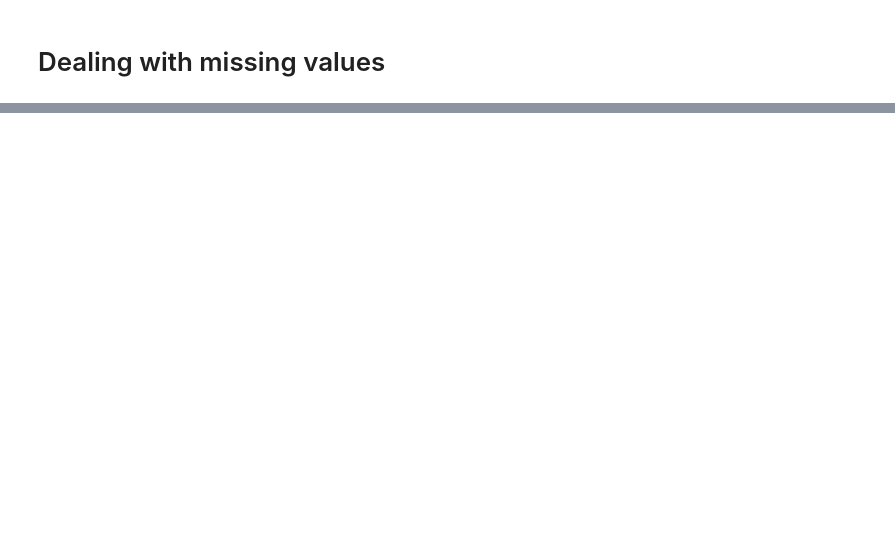
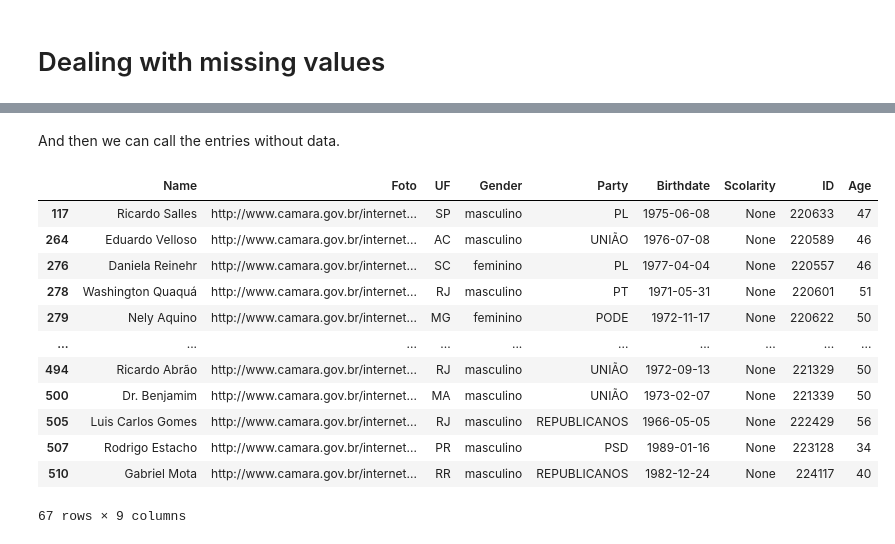
Before and after one commit to Bess-Hub/Project-Citizen-Explorer, a Jupyter notebook: Brazil_Lower_House.ipynb, the cells around one changed output, grey strips where cells are left out. Drawn from its saved outputs; the diff is of its cells as text; code cells hidden in the pictures; blank space fills up the shorter version.

```diff
--- a/Brazil_Lower_House.ipynb
+++ b/Brazil_Lower_House.ipynb
@@ -349,0 +362,18 @@ We can see how we have some missing data in the Scolarity column, all other colu
+# %% [markdown]
+And then we can call the entries without data.
+# %%
+Deputados[Deputados.isnull().any(axis=1)]
+# %% [output]
+|  | Name | Foto | UF | Gender | Party | Birthdate | Scolarity | ID | Age |
+| 117 | Ricardo Salles | http://www.camara.gov.br/internet... | SP | masculino | PL | 1975-06-08 | None | 220633 | 47 |
+| 264 | Eduardo Velloso | http://www.camara.gov.br/internet... | AC | masculino | UNIÃO | 1976-07-08 | None | 220589 | 46 |
+| 276 | Daniela Reinehr | http://www.camara.gov.br/internet... | SC | feminino | PL | 1977-04-04 | None | 220557 | 46 |
+| 278 | Washington Quaquá | http://www.camara.gov.br/internet... | RJ | masculino | PT | 1971-05-31 | None | 220601 | 51 |
+| 279 | Nely Aquino | http://www.camara.gov.br/internet... | MG | feminino | PODE | 1972-11-17 | None | 220622 | 50 |
+| ... | ... | ... | ... | ... | ... | ... | ... | ... | ... |
+| 494 | Ricardo Abrão | http://www.camara.gov.br/internet... | RJ | masculino | UNIÃO | 1972-09-13 | None | 221329 | 50 |
+| 500 | Dr. Benjamim | http://www.camara.gov.br/internet... | MA | masculino | UNIÃO | 1973-02-07 | None | 221339 | 50 |
+| 505 | Luis Carlos Gomes | http://www.camara.gov.br/internet... | RJ | masculino | REPUBLICANOS | 1966-05-05 | None | 222429 | 56 |
+| 507 | Rodrigo Estacho | http://www.camara.gov.br/internet... | PR | masculino | PSD | 1989-01-16 | None | 223128 | 34 |
+| 510 | Gabriel Mota | http://www.camara.gov.br/internet... | RR | masculino | REPUBLICANOS | 1982-12-24 | None | 224117 | 40 |
+67 rows × 9 columns
```
Also changed, not shown: parts of 11 cells of this notebook.
